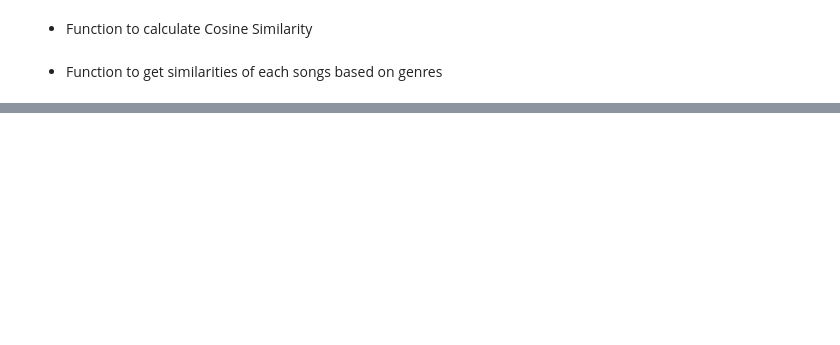
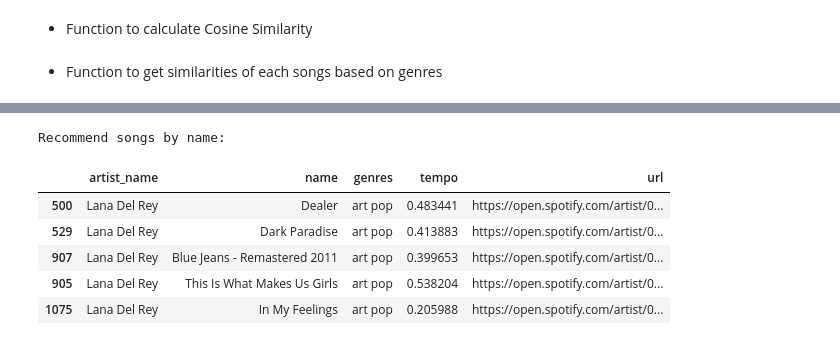
Before and after one commit to Swuzz123/Music-Recommendation, a Jupyter notebook: test.ipynb, the cells around one changed output, grey strips where cells are left out. Cells and saved outputs as stored; diff of their text form; code cells hidden in the pictures; blank space fills up the shorter version.

```diff
--- a/test.ipynb
+++ b/test.ipynb
@@ -205,0 +224,5 @@ Content-based filtering delivers tailored recommendations by focusing on individ
+# %%
+tracks_cleaned_name = tracks.drop(['album_id', 'album_type', 'total_tracks', 'track_id', 'mode', 'time_signature', 'year'], axis= 1)
+# %%
+final_df_name = min_max_scaler(tracks_cleaned_name)
+final_df_name.sample(10)
@@ -226,20 +261,10 @@ def cosine_similarity(A, B):
 # %% [markdown]
 - Function to get similarities of each songs based on genres
 # %%
-frequency_df = cv.fit_transform(tracks['genres'])
+frequency_df = cv.fit_transform(final_df_name['genres'])
 
 def get_similarities(song_name, data, frequency_df):
-    """
-    Calculate similarities of a given song with all other songs in the dataset.
 
-    Args:
-        song_name (str): The name of the song for which similarities are calculated.
-        data (pd.DataFrame): The dataset containing song details.
-        frequency_df (pd.DataFrame): The frequency matrix (genres representation).
-
-    Returns:
-        list: Similarity scores for all songs in the dataset.
-    """
     # Ensure indices of frequency_df align with tracks DataFrame
     frequency_df = frequency_df.set_index(data.index)
 
@@ -271,7 +296,7 @@ def get_similarities(song_name, data, frequency_df):
 # Set display option to show full column values
 pd.set_option('display.max_colwidth', None)
 
-def recommend_songs(song_name, frequency_df, data):
+def recommend_songs_by_name(song_name, frequency_df, data):
     # Base case: Handle invalid or unpopular songs
     if data[data['name'] == song_name].shape[0] == 0:
         print('This song is either not so popular or you\
@@ -289,5 +314,5 @@ def recommend_songs(song_name, frequency_df, data):
                                    ascending=[False, False]).copy()
 
     # Display top 5 songs (excluding the input song itself if needed)
-    print("Recommend songs: ")
-    display(data_sorted[['name', 'album_name', 'artist_name', 'link_image', 'url']].head(5))
+    print("Recommend songs by name: ")
+    display(data_sorted[['artist_name', 'name', 'genres', 'tempo', 'url']].head(5))
@@ -303,0 +319,10 @@ Recommend songs:
+# %%
+recommend_songs_by_name("Dealer", frequency_df, final_df_name)
+# %% [output]
+Recommend songs by name:
+|  | artist_name | name | genres | tempo | url |
+| 500 | Lana Del Rey | Dealer | art pop | 0.483441 | https://open.spotify.com/artist/0... |
+| 529 | Lana Del Rey | Dark Paradise | art pop | 0.413883 | https://open.spotify.com/artist/0... |
+| 907 | Lana Del Rey | Blue Jeans - Remastered 2011 | art pop | 0.399653 | https://open.spotify.com/artist/0... |
+| 905 | Lana Del Rey | This Is What Makes Us Girls | art pop | 0.538204 | https://open.spotify.com/artist/0... |
+| 1075 | Lana Del Rey | In My Feelings | art pop | 0.205988 | https://open.spotify.com/artist/0... |
```
Also changed, not shown: parts of 20 cells of this notebook.
